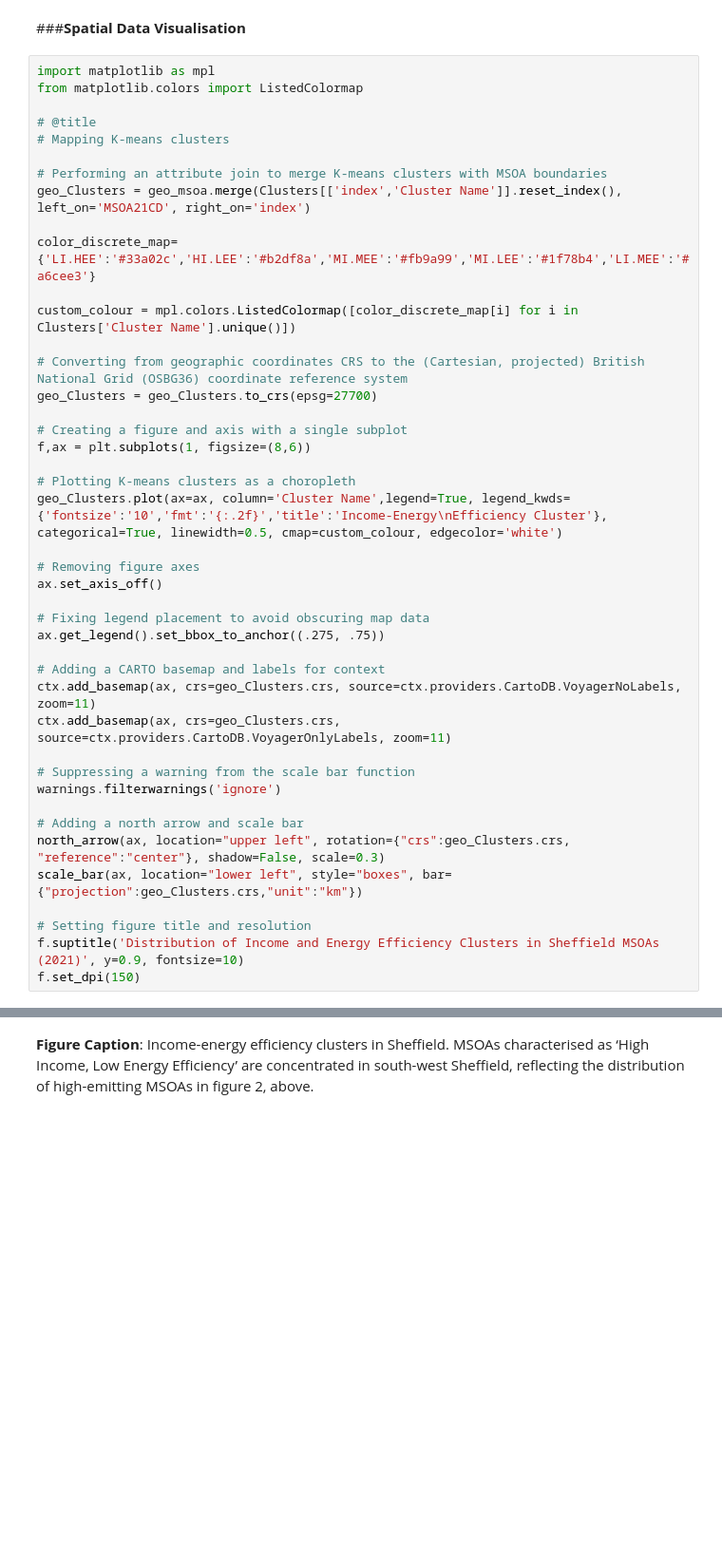
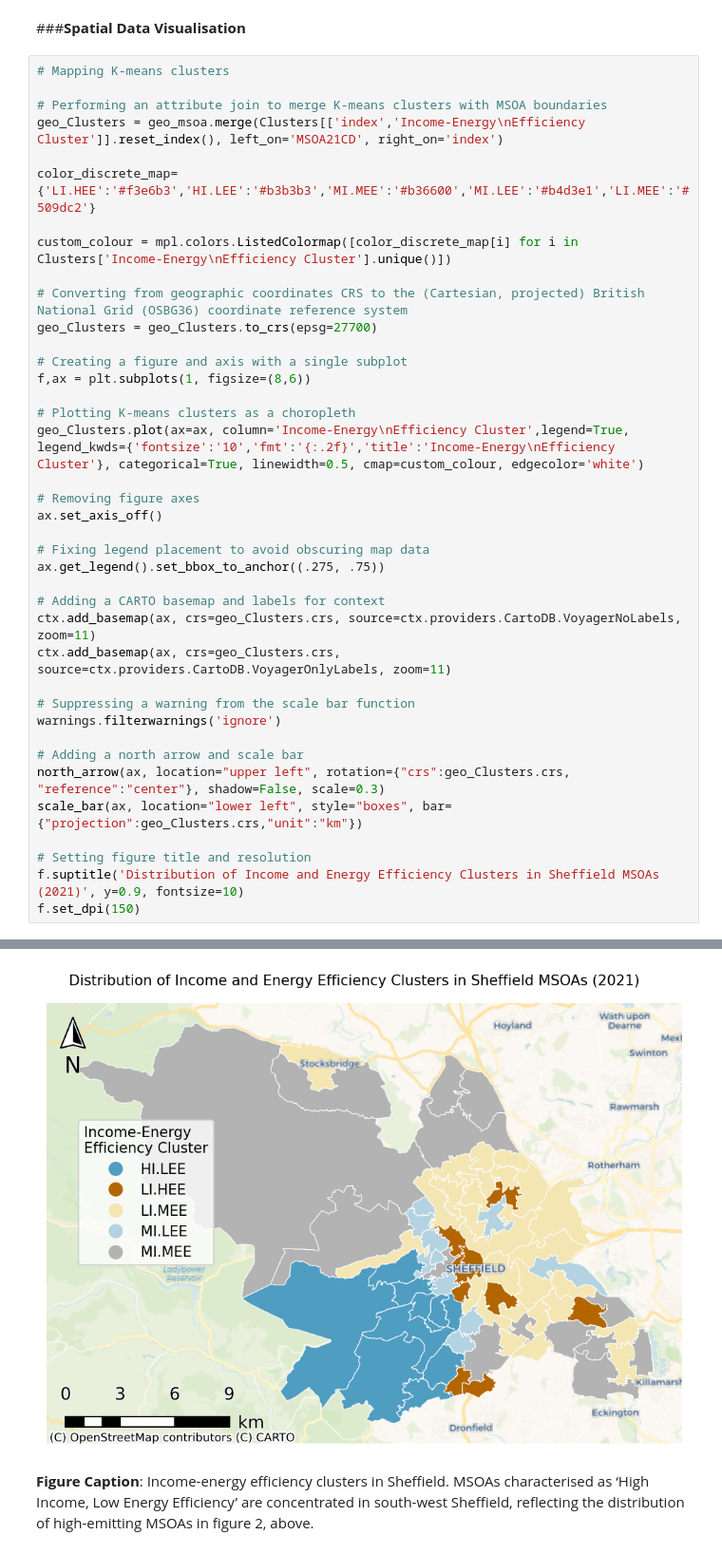
Before and after one commit to jwsn8667/GEOG5003M, a Jupyter notebook: GEOG5003_A2_201913950.ipynb, the cells around one changed output, grey strips where cells are left out. Shown at 95% size. Saved outputs shown, nothing was run; the diff lists cells and outputs as text; blank space fills up the shorter version.

```diff
--- a/GEOG5003_A2_201913950.ipynb
+++ b/GEOG5003_A2_201913950.ipynb
@@ -892,18 +862,14 @@ f.annotate('National Median\nNet Annual Income',xy=(69, MSOA_NetIncome['Net annu
 # %% [markdown]
 ###**Spatial Data Visualisation**
 # %%
-import matplotlib as mpl
-from matplotlib.colors import ListedColormap
-
-# @title
 # Mapping K-means clusters
 
 # Performing an attribute join to merge K-means clusters with MSOA boundaries
-geo_Clusters = geo_msoa.merge(Clusters[['index','Cluster Name']].reset_index(), left_on='MSOA21CD', right_on='index')
+geo_Clusters = geo_msoa.merge(Clusters[['index','Income-Energy\nEfficiency Cluster']].reset_index(), left_on='MSOA21CD', right_on='index')
 
-color_discrete_map={'LI.HEE':'#33a02c','HI.LEE':'#b2df8a','MI.MEE':'#fb9a99','MI.LEE':'#1f78b4','LI.MEE':'#a6cee3'}
+color_discrete_map={'LI.HEE':'#f3e6b3','HI.LEE':'#b3b3b3','MI.MEE':'#b36600','MI.LEE':'#b4d3e1','LI.MEE':'#509dc2'}
 
-custom_colour = mpl.colors.ListedColormap([color_discrete_map[i] for i in Clusters['Cluster Name'].unique()])
+custom_colour = mpl.colors.ListedColormap([color_discrete_map[i] for i in Clusters['Income-Energy\nEfficiency Cluster'].unique()])
 
 # Converting from geographic coordinates CRS to the (Cartesian, projected) British National Grid (OSBG36) coordinate reference system
 geo_Clusters = geo_Clusters.to_crs(epsg=27700)
@@ -912,7 +878,7 @@ geo_Clusters = geo_Clusters.to_crs(epsg=27700)
 f,ax = plt.subplots(1, figsize=(8,6))
 
 # Plotting K-means clusters as a choropleth
-geo_Clusters.plot(ax=ax, column='Cluster Name',legend=True, legend_kwds={'fontsize':'10','fmt':'{:.2f}','title':'Income-Energy\nEfficiency Cluster'}, categorical=True, linewidth=0.5, cmap=custom_colour, edgecolor='white')
+geo_Clusters.plot(ax=ax, column='Income-Energy\nEfficiency Cluster',legend=True, legend_kwds={'fontsize':'10','fmt':'{:.2f}','title':'Income-Energy\nEfficiency Cluster'}, categorical=True, linewidth=0.5, cmap=custom_colour, edgecolor='white')
 
 # Removing figure axes
 ax.set_axis_off()
@@ -939,3 +904,4 @@ KeyError: "['Cluster Name'] not in index"
+[figure, added]
 # %% [markdown]
 **Figure Caption**: Income-energy efficiency clusters in Sheffield.  MSOAs characterised as ‘High Income, Low Energy Efficiency’ are concentrated in south-west Sheffield, reflecting the distribution of high-emitting MSOAs in figure 2, above.
 # %% [markdown]
```
Also changed, not shown: parts of 28 cells of this notebook.
